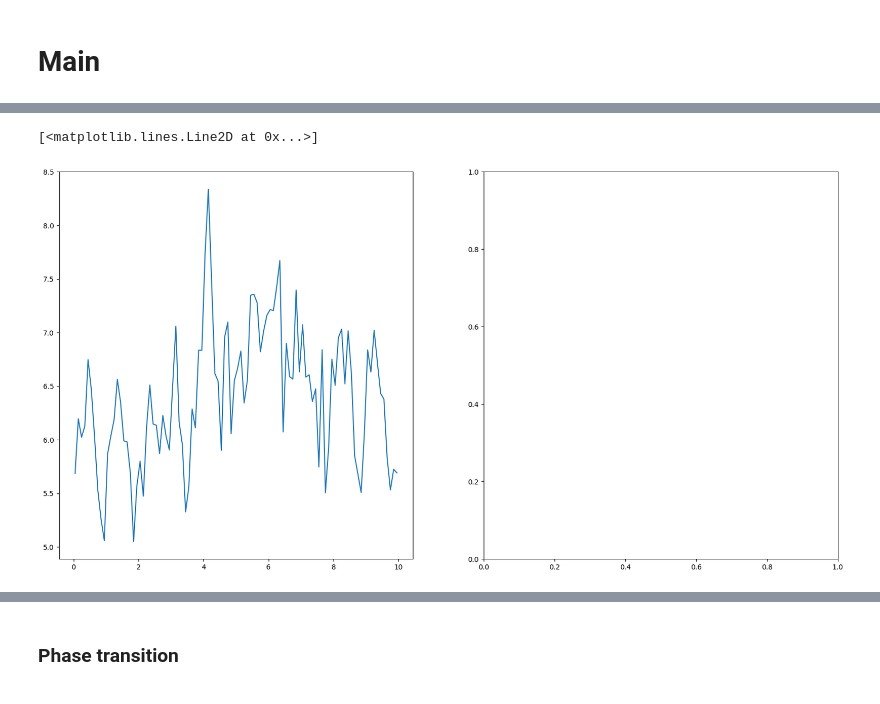
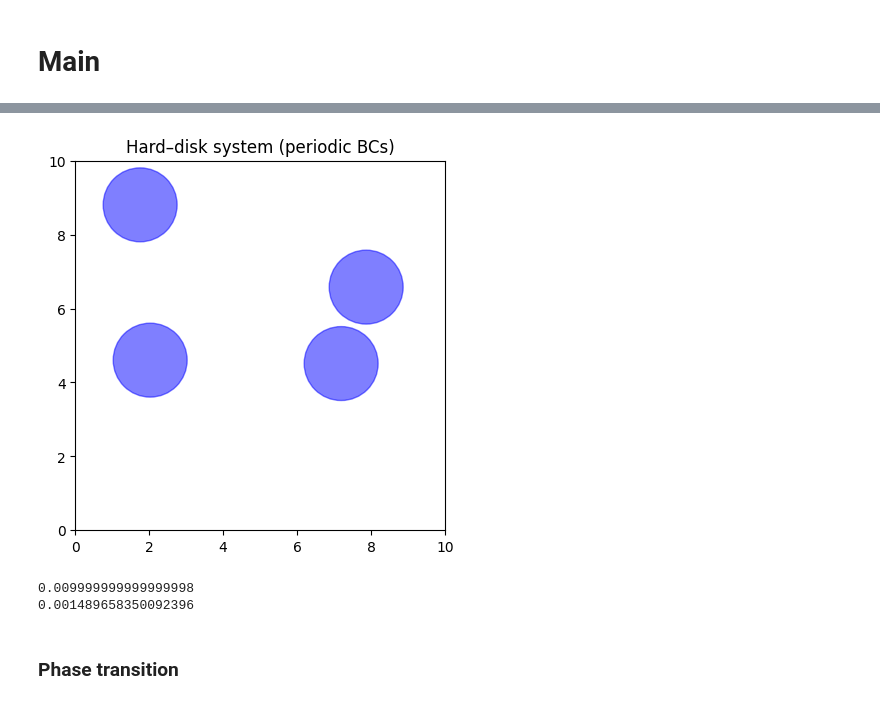
Before and after one commit to LuanMs1/tcc-markov-chain, a Jupyter notebook: hard_disck_periodic.ipynb, the cells around one changed output, grey strips where cells are left out. Cells and saved outputs as stored; diff of their text form; code cells hidden in the pictures.

```diff
--- a/hard_disck_periodic.ipynb
+++ b/hard_disck_periodic.ipynb
@@ -92,7 +89,8 @@ sim_mc.system.plot_system()
-# %%
-strip_centers = (np.arange(strip_count) * strip_size) + (strip_size / 2)
-fig, axes = plt.subplots(1,2,figsize=(20,10))
-axes[0].plot(strip_centers, strip_density, linestyle='-')
-# %% [output]
-[<matplotlib.lines.Line2D at 0x...>]
-[figure, removed]
+# %%
+#Defining system
+box_size=10
+n_particles=4
+particle_radius=1
+sys = HDPeriodic(box_size=box_size,particle_radius=particle_radius,n_particles=n_particles)
+sys.plot_system()
+# %% [output]
@@ -98,0 +100 @@ axes[0].plot(strip_centers, strip_density, linestyle='-')
+[figure, added]
@@ -98,0 +110,14 @@ axes[0].plot(strip_centers, strip_density, linestyle='-')
+# %%
+#defining markov chain simualtion
+n_steps=int(1e6)
+sim_mc = MarkovChain(system=deepcopy(sys),delta_x=particle_radius)
+evaluator = ProbabilityDensityPosition(sim_mc,n_bins=10)
+sim_mc_run = sim_mc.run(eval_fn=evaluator.evaluate,n_steps=n_steps)
+for step in sim_mc_run:
+    continue
+hist = evaluator.normalize_results()
+print(hist.mean())
+print(hist.std())
+# %% [output]
+0.009999999999999998
+0.001489658350092396
```
Also changed, not shown: parts of 18 cells of this notebook, 8 other files.
